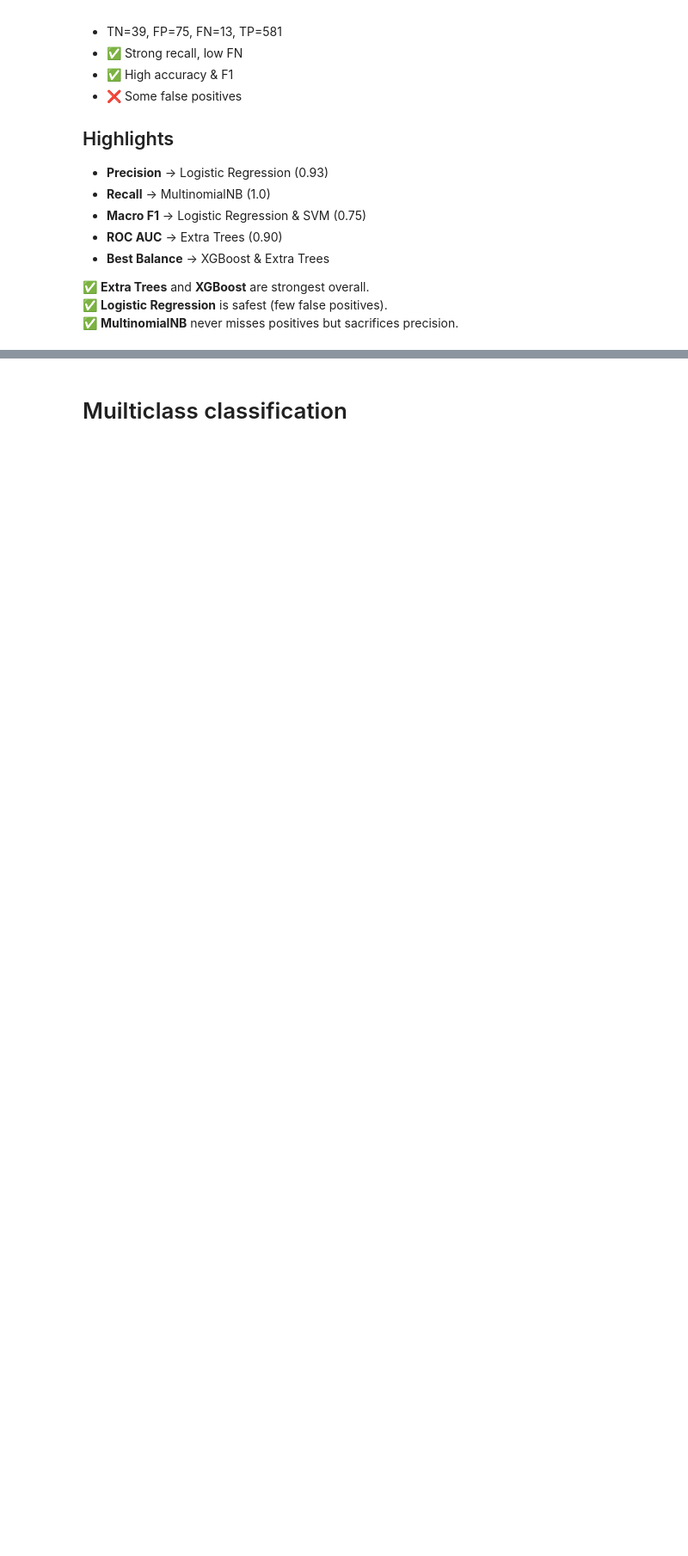
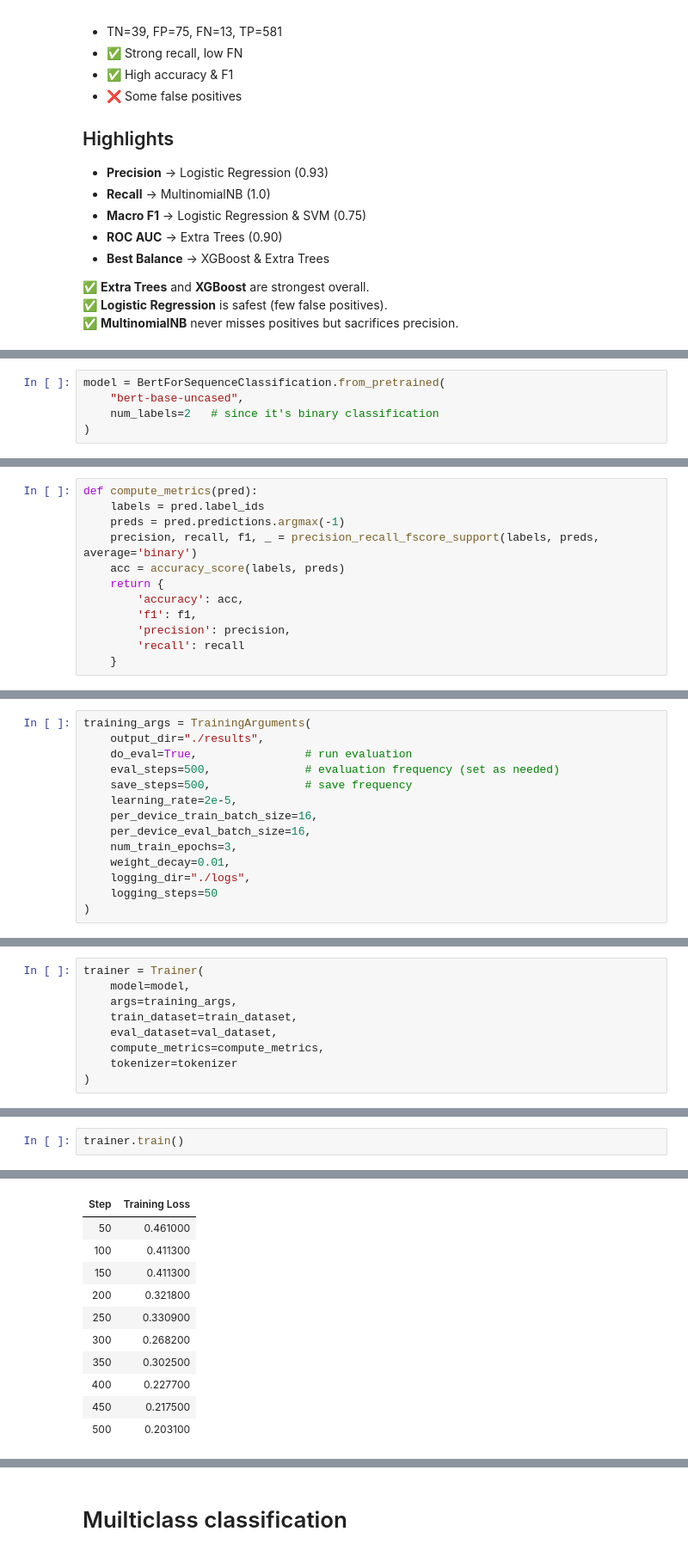
Before and after one commit to PrimeTonyCode/phase_4_project, a Jupyter notebook: Tweet_Sentiment_NLP.ipynb, the cells around one changed output, grey strips where cells are left out. Shown at 86% size. Drawn from its saved outputs; the diff is of its cells as text; blank space fills up the shorter version.

```diff
--- a/Tweet_Sentiment_NLP.ipynb
+++ b/Tweet_Sentiment_NLP.ipynb
@@ -751,0 +805,5 @@ plt.show()
+# %%
+model = BertForSequenceClassification.from_pretrained(
+    "bert-base-uncased",
+    num_labels=2   # since it's binary classification
+)
@@ -751,0 +815,12 @@ plt.show()
+# %%
+def compute_metrics(pred):
+    labels = pred.label_ids
+    preds = pred.predictions.argmax(-1)
+    precision, recall, f1, _ = precision_recall_fscore_support(labels, preds, average='binary')
+    acc = accuracy_score(labels, preds)
+    return {
+        'accuracy': acc,
+        'f1': f1,
+        'precision': precision,
+        'recall': recall
+    }
@@ -751,0 +829,14 @@ plt.show()
+# %%
+training_args = TrainingArguments(
+    output_dir="./results",
+    do_eval=True,                # run evaluation
+    eval_steps=500,              # evaluation frequency (set as needed)
+    save_steps=500,              # save frequency
+    learning_rate=2e-5,
+    per_device_train_batch_size=16,
+    per_device_eval_batch_size=16,
+    num_train_epochs=3,
+    weight_decay=0.01,
+    logging_dir="./logs",
+    logging_steps=50
+)
@@ -751,0 +845,9 @@ plt.show()
+# %%
+trainer = Trainer(
+    model=model,
+    args=training_args,
+    train_dataset=train_dataset,
+    eval_dataset=val_dataset,
+    compute_metrics=compute_metrics,
+    tokenizer=tokenizer
+)
@@ -751,0 +856,3 @@ plt.show()
+# %%
+trainer.train()
+# %% [output]
@@ -751,0 +860,11 @@ plt.show()
+| Step | Training Loss |
+| 50 | 0.461000 |
+| 100 | 0.411300 |
+| 150 | 0.411300 |
+| 200 | 0.321800 |
+| 250 | 0.330900 |
+| 300 | 0.268200 |
+| 350 | 0.302500 |
+| 400 | 0.227700 |
+| 450 | 0.217500 |
+| 500 | 0.203100 |
```
Also changed, not shown: parts of 23 cells of this notebook, 1 other file.
